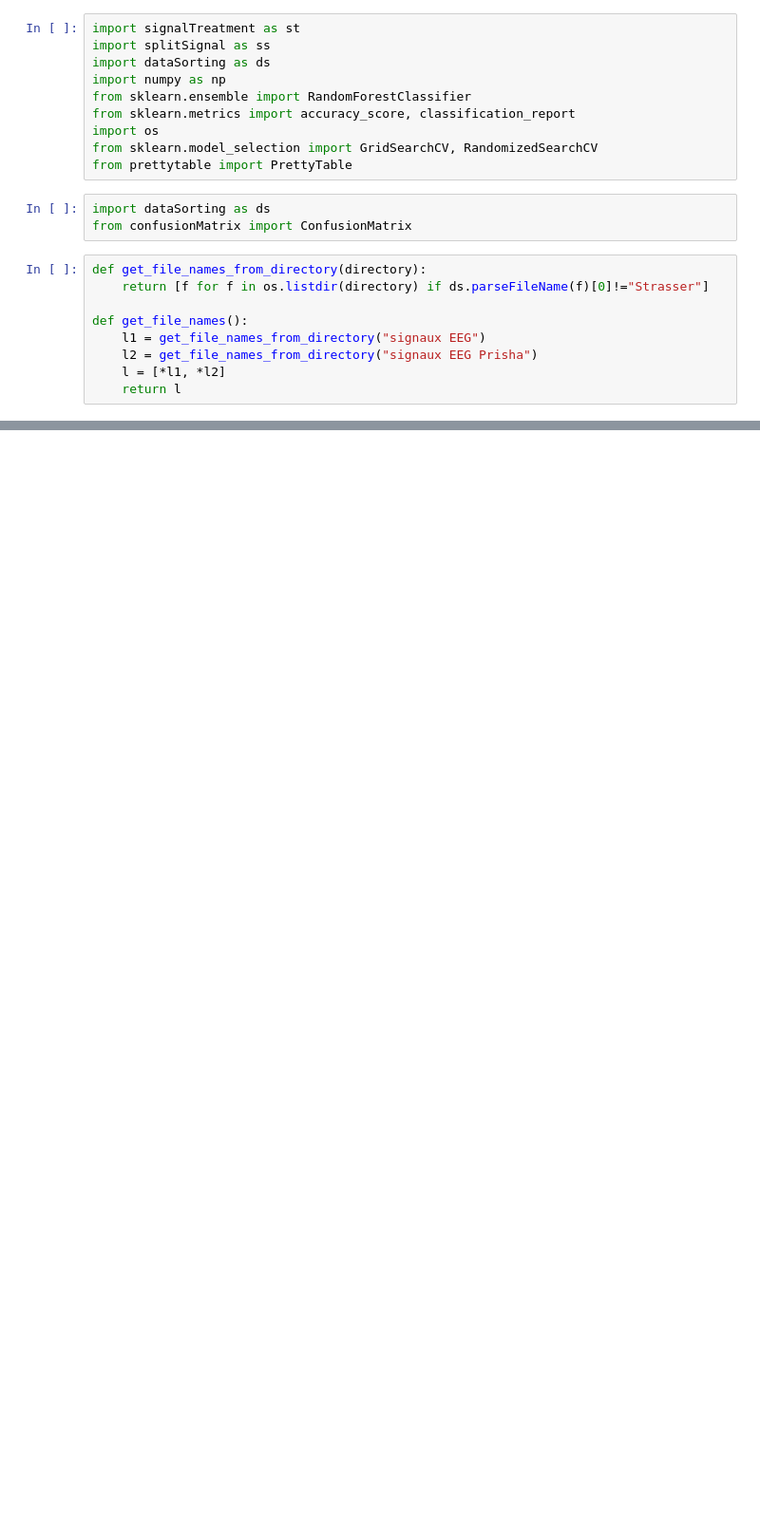
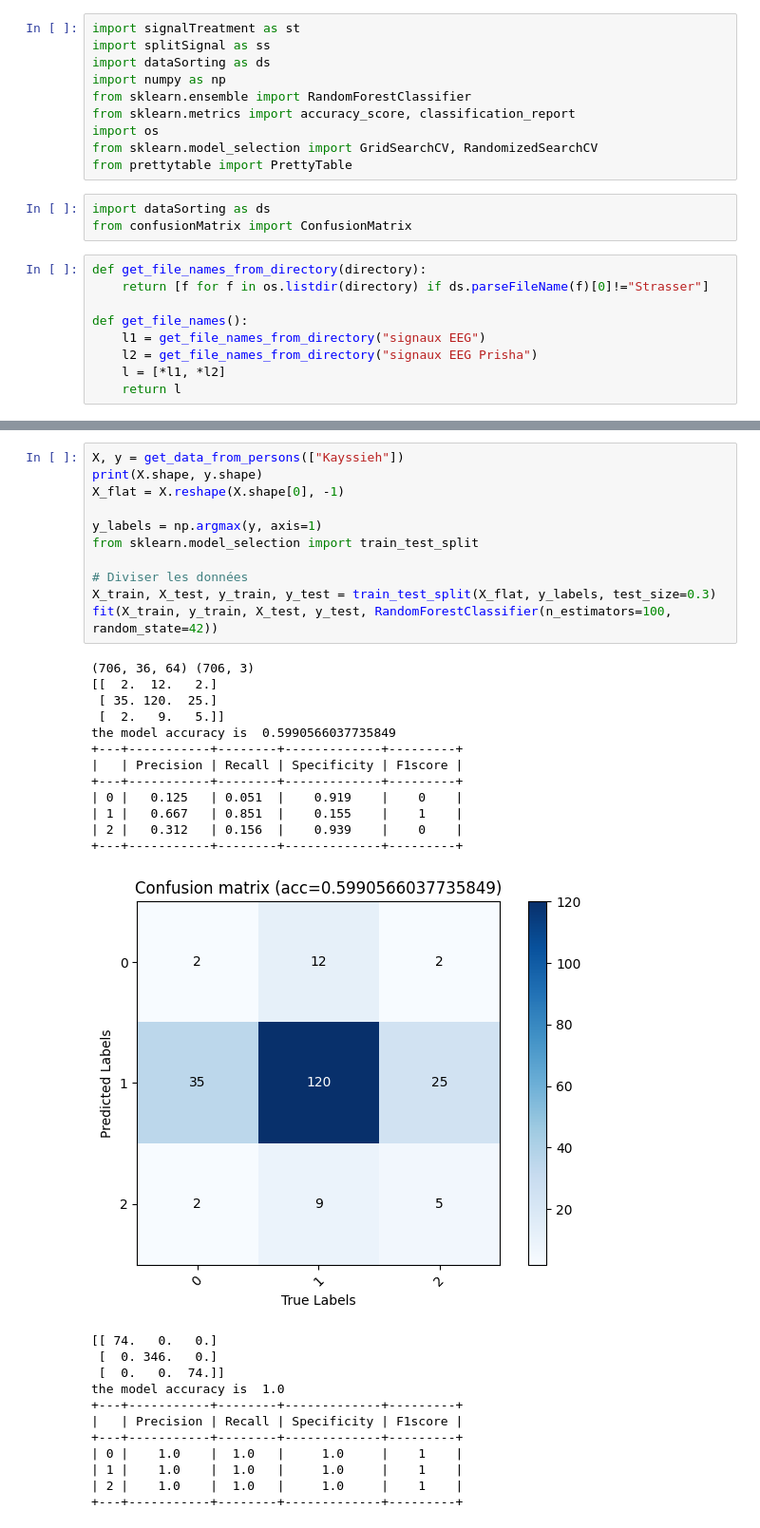
Before and after one commit to quentinRevillon/eeg-attention-classification, a Jupyter notebook: attentionAndMemory/ML_eeg.ipynb, the cells around one changed output, grey strips where cells are left out. Shown at 95% size. Cells and saved outputs as stored; diff of their text form; blank space fills up the shorter version.

```diff
--- a/attentionAndMemory/ML_eeg.ipynb
+++ b/attentionAndMemory/ML_eeg.ipynb
@@ -108,0 +129,36 @@ the model accuracy is  1.0
+# %%
+X, y = get_data_from_persons(["Kayssieh"])
+print(X.shape, y.shape)
+X_flat = X.reshape(X.shape[0], -1)
+
+y_labels = np.argmax(y, axis=1)
+from sklearn.model_selection import train_test_split
+
+# Diviser les données
+X_train, X_test, y_train, y_test = train_test_split(X_flat, y_labels, test_size=0.3)
+fit(X_train, y_train, X_test, y_test, RandomForestClassifier(n_estimators=100, random_state=42))
+# %% [output]
+(706, 36, 64) (706, 3)
+[[  2.  12.   2.]
+ [ 35. 120.  25.]
+ [  2.   9.   5.]]
+the model accuracy is  0.5990566037735849
++---+-----------+--------+-------------+---------+
+|   | Precision | Recall | Specificity | F1score |
++---+-----------+--------+-------------+---------+
+| 0 |   0.125   | 0.051  |    0.919    |    0    |
+| 1 |   0.667   | 0.851  |    0.155    |    1    |
+| 2 |   0.312   | 0.156  |    0.939    |    0    |
++---+-----------+--------+-------------+---------+
+[figure, added]
+[[ 74.   0.   0.]
+ [  0. 346.   0.]
+ [  0.   0.  74.]]
+the model accuracy is  1.0
++---+-----------+--------+-------------+---------+
+|   | Precision | Recall | Specificity | F1score |
++---+-----------+--------+-------------+---------+
+| 0 |    1.0    |  1.0   |     1.0     |    1    |
+| 1 |    1.0    |  1.0   |     1.0     |    1    |
+| 2 |    1.0    |  1.0   |     1.0     |    1    |
++---+-----------+--------+-------------+---------+
```
Also changed, not shown: parts of 9 cells of this notebook, 8 other files.
